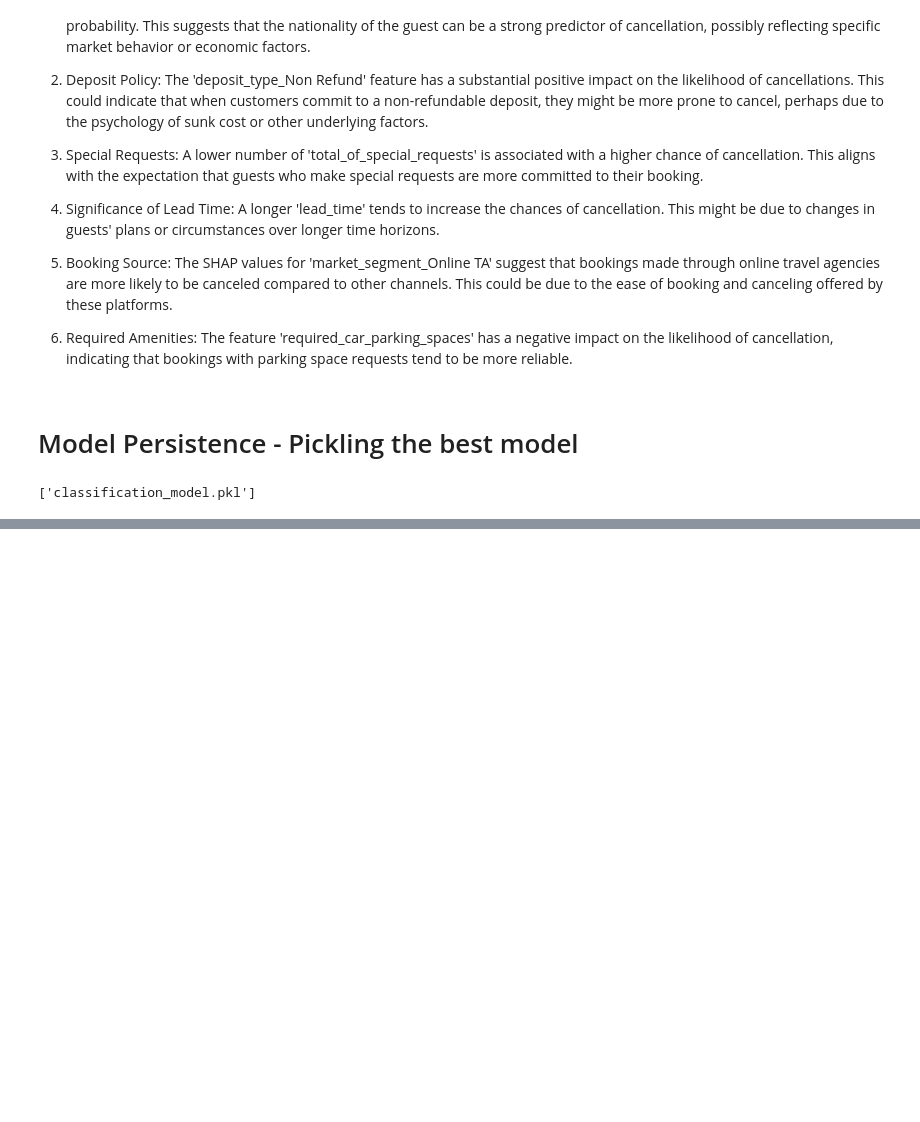
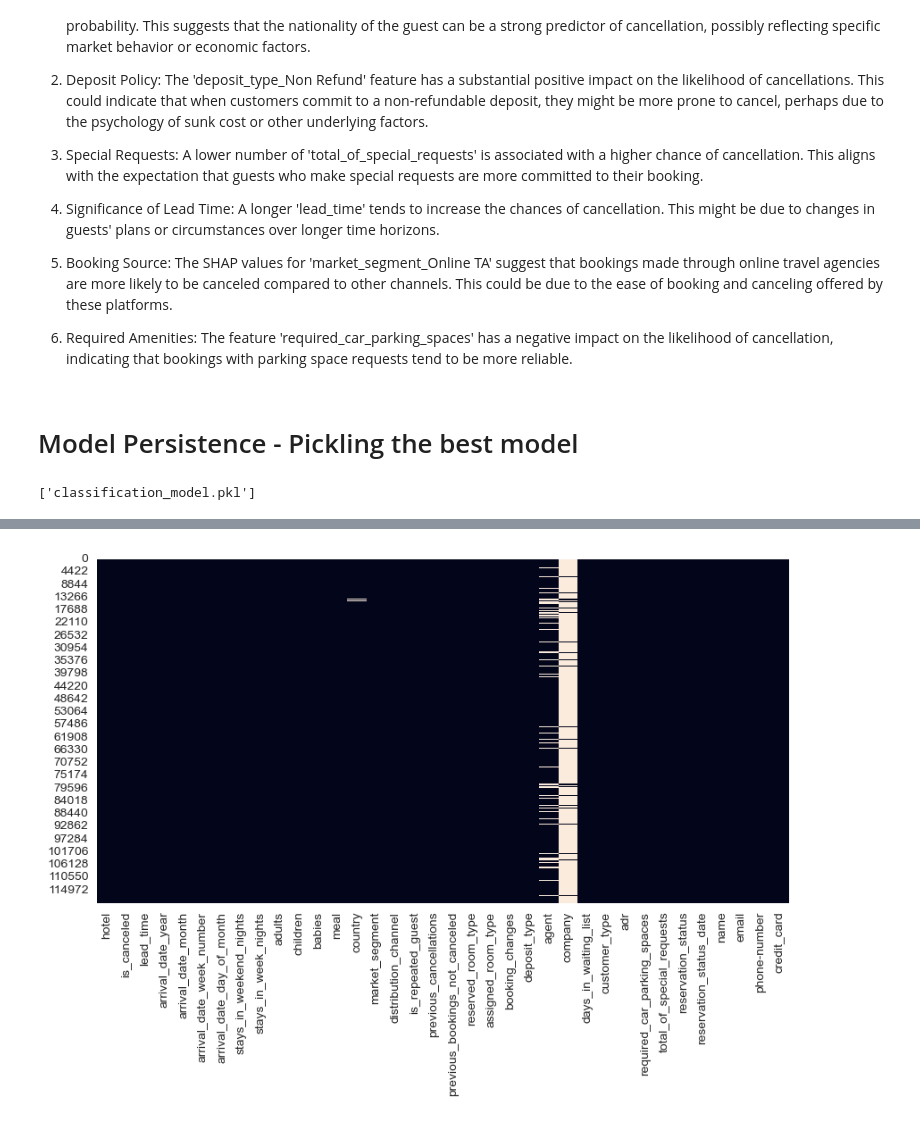
Before and after one commit to McGill-MMA-EnterpriseAnalytics/hotel-cancellation-analysis, a Jupyter notebook: Final_Project_Notebook.ipynb, the cells around one changed output, grey strips where cells are left out. Drawn from its saved outputs; the diff is of its cells as text; code cells hidden in the pictures; blank space fills up the shorter version.

```diff
--- a/Final_Project_Notebook.ipynb
+++ b/Final_Project_Notebook.ipynb
@@ -1568,0 +1658,6 @@ joblib.dump(clf_rf_best, "classification_model.pkl")
+# %%
+df = pd.read_csv('hotel_booking.csv')
+# %%
+# replce the values for is_canceled (0 to 1, 1 to 0)
+# based on EDA, I came to a conclusion that 1 should indicate not canceled. Thus, for interpretability, I replaced the code
+df['is_canceled'] = df['is_canceled'].apply(lambda x: 1 if x == 0 else 0)
@@ -1568,0 +1732,7 @@ joblib.dump(clf_rf_best, "classification_model.pkl")
+# %%
+# visualize the na values
+plt.figure(figsize=(10, 5))
+sns.heatmap(df.isnull(), cbar=False)
+plt.show()
+# %% [output]
+[figure, added]
```
Also changed, not shown: parts of 69 cells of this notebook.
